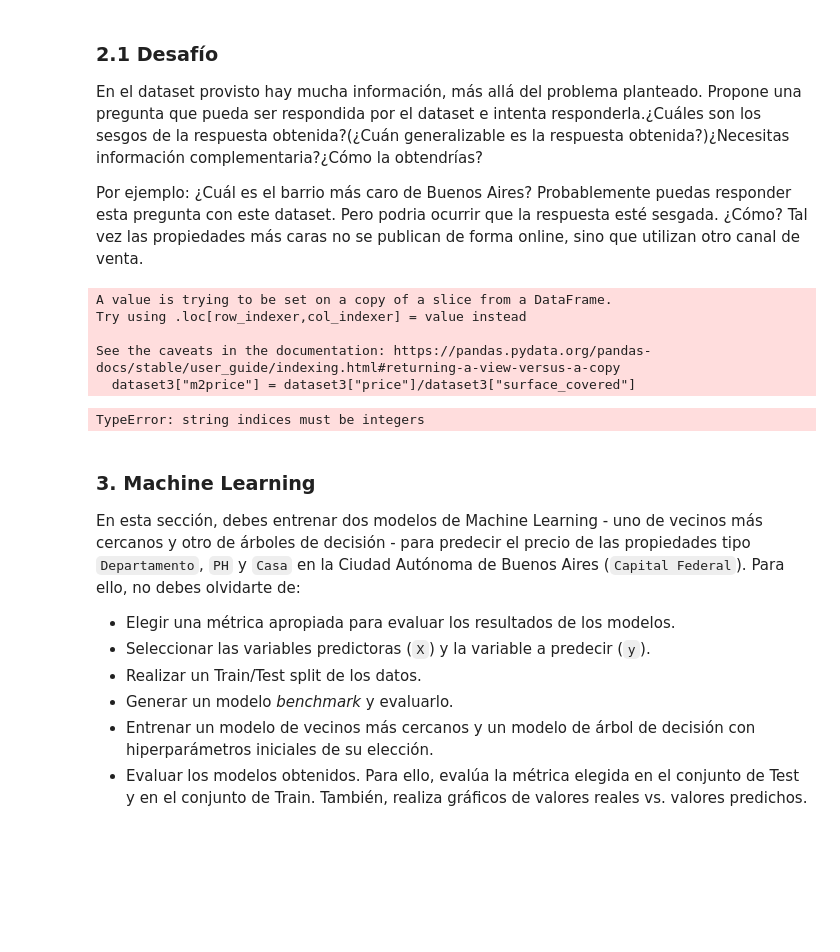
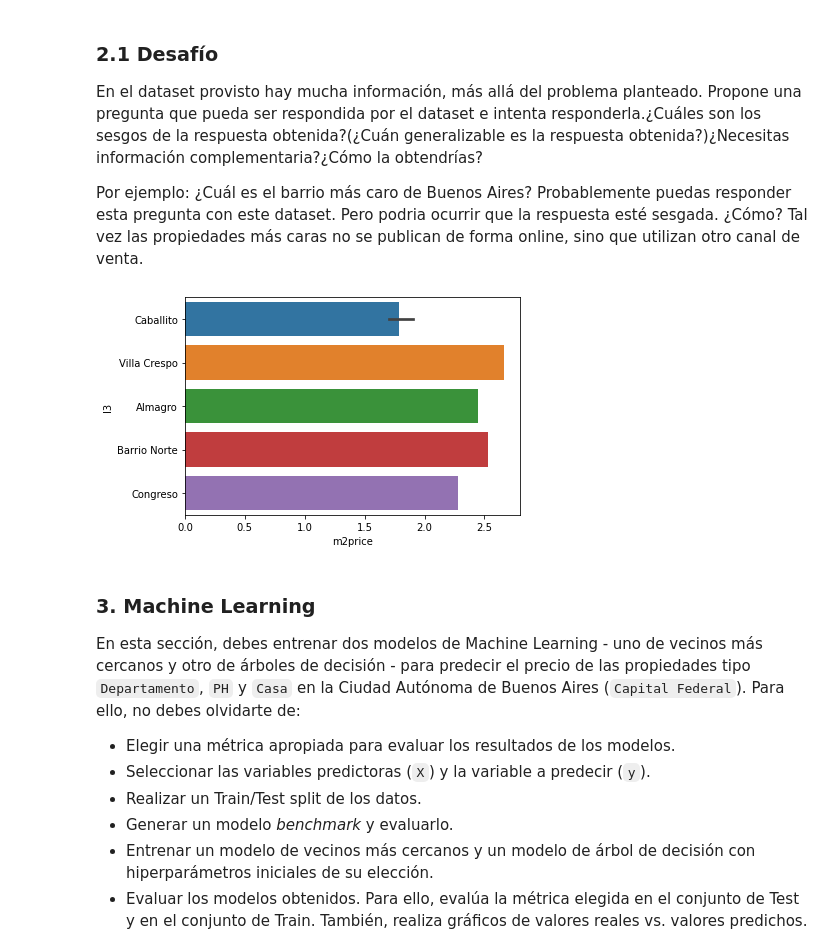
Before and after one commit to franpossetto/Acamica-DataScience-Sprint01, a Jupyter notebook: DS_Proyecto_01.ipynb, the cells around one changed output. Drawn from its saved outputs; the diff is of its cells as text; code cells hidden in the pictures; blank space fills up the shorter version.

```diff
--- a/DS_Proyecto_01.ipynb
+++ b/DS_Proyecto_01.ipynb
@@ -244,24 +288,27 @@ sns.barplot(data=dataset_filtered, x="bathrooms", y="price")
 En el dataset provisto hay mucha información, más allá del problema planteado. Propone una pregunta que pueda ser respondida por el dataset e intenta responderla.¿Cuáles son los sesgos de la respuesta obtenida?(¿Cuán generalizable es la respuesta obtenida?)¿Necesitas información complementaria?¿Cómo la obtendrías?
 
 Por ejemplo: ¿Cuál es el barrio más caro de Buenos Aires? Probablemente puedas responder esta pregunta con este dataset. Pero podria ocurrir que la respuesta esté sesgada. ¿Cómo? Tal vez las propiedades más caras no se publican de forma online, sino que utilizan otro canal de venta.
-# %%
-# COMPLETAR - AGREGAR TANTAS CELDAS COMO SEA NECESARIO
-#En que barrio de buenos aires estan las propiedades con mejor relacion precio/superficie?
-
-dataset3 = dataset_filtered
-dataset3["m2price"] = dataset3["price"]/dataset3["surface_covered"]
-
-gruped = dataset3.groupby('l3')['m2price'].mean()
-
-
-#sns.barplot(data=dataset3, x="l3", y="m2average")
-# %% [output]
-A value is trying to be set on a copy of a slice from a DataFrame.
-Try using .loc[row_indexer,col_indexer] = value instead
-
-See the caveats in the documentation: https://pandas.pydata.org/pandas-docs/stable/user_guide/indexing.html#returning-a-view-versus-a-copy
-  dataset3["m2price"] = dataset3["price"]/dataset3["surface_covered"]
-TypeError: string indices must be integers
+# %%
+#En que barrio de buenos aires estan las propiedades con mejor relacion precio/superficie?
+
+dataset_filtered = dataset_filtered[dataset_filtered["surface_total"]>16]
+dataset_filtered = dataset_filtered.copy()
+
+dataset_filtered["price"].min()
+#print("Propiedad mas barata")
+#print( dataset_filtered[dataset_filtered["price"] == dataset_filtered["price"].min()])
+
+
+dataset_filtered.m2price = dataset_filtered["price"] / dataset_filtered["surface_total"]
+dataset_filtered2 = dataset_filtered[ (dataset_filtered["m2price"] < 3) ]
+
+
+g = sns.barplot(data = dataset_filtered2, y="l3", x="m2price")
+
+#Para decidir cual de estos es la mejor opcion deberiamos conocer otros datos relacionados a las propiedades. Como por ejemplo "Estado de la construccion".
+#Tambien cuestiones relacionadas a cada barrio "Tiene servicios?", "Es seguro?", "Areas Verdes?"
+# %% [output]
+[figure, added]
 # %% [markdown]
 ### 3. Machine Learning
 
```
Also changed, not shown: parts of 11 cells of this notebook, 1 other file.
